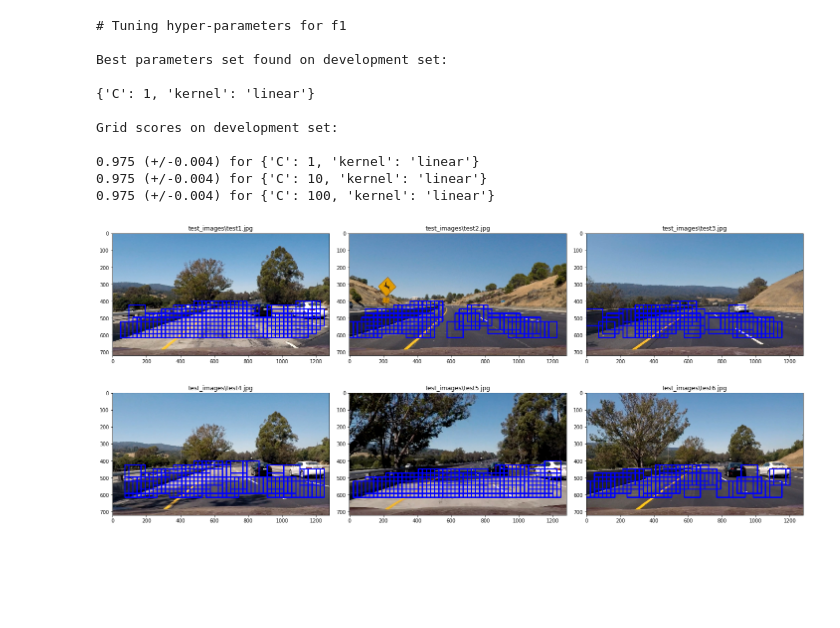
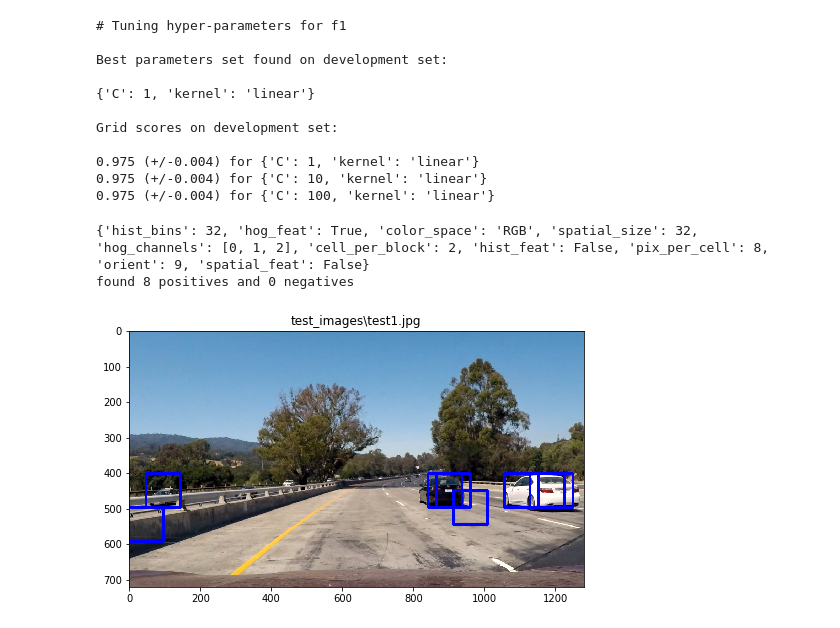
Before and after one commit to badinbed/CarND-Vehicle-Detection, a Jupyter notebook: vehicle_detection.ipynb, the cells around one changed output. Cells and saved outputs as stored; diff of their text form; code cells hidden in the pictures; blank space fills up the shorter version.

Commit message:
progress on test images

```diff
--- a/vehicle_detection.ipynb
+++ b/vehicle_detection.ipynb
@@ -292,0 +305,4 @@ Training SVM using cross validation
+# %%
+x = next(cv.split(data['features'], data['labels'], groups=data['groups']))
+for i in x:
+    print(i)
@@ -405,22 +424,23 @@ Grid scores on development set:
 0.975 (+/-0.004) for {'C': 10, 'kernel': 'linear'}
 0.975 (+/-0.004) for {'C': 100, 'kernel': 'linear'}
 # %%
-import matplotlib.image as mpimg
+#### import matplotlib.image as mpimg
 import matplotlib.pyplot as plt
 import numpy as np
 import pickle
 import cv2
+import random
 
 # Define a single function that can extract features using hog sub-sampling and make predictions
 def find_cars(img, ystart, ystop, scale, svc, X_scaler, feature_params):
     draw_img = np.copy(img)
 
     img_tosearch = img[ystart:ystop,:,:]
+    if scale != 1:
+        imshape = img_tosearch.shape
+        img_tosearch = cv2.resize(img_tosearch, (np.int(imshape[1]/scale), np.int(imshape[0]/scale)))
+
     ctrans_tosearch = convert_color(img_tosearch, feature_params['color_space'])
-    if scale != 1:
-        imshape = ctrans_tosearch.shape
-        ctrans_tosearch = cv2.resize(ctrans_tosearch, (np.int(imshape[1]/scale), np.int(imshape[0]/scale)))
-
     #ch1 = ctrans_tosearch[:,:,0]
     #ch2 = ctrans_tosearch[:,:,1]
     #ch3 = ctrans_tosearch[:,:,2]
@@ -446,6 +466,8 @@ def find_cars(img, ystart, ystop, scale, svc, X_scaler, feature_params):
                            feature_params['hog_channels'],
                            feature_vec=False)
 
+    positive = 0
+    negative = 0
     for xb in range(nxsteps):
         for yb in range(nysteps):
             ypos = yb*cells_per_step
@@ -465,7 +487,9 @@ def find_cars(img, ystart, ystop, scale, svc, X_scaler, feature_params):
             ytop = ypos*feature_params['pix_per_cell']
 
             # Extract the image patch
-            subimg = cv2.resize(ctrans_tosearch[ytop:ytop+window, xleft:xleft+window], (window, window))
+            subimg = cv2.resize(img_tosearch[ytop:ytop+window, xleft:xleft+window], (64, 64))
+            #rindex = random.randint(0, len(data['samples']) - 1)
+            #subimg = load_img(data['samples'][rindex])
 
             # Get color features
             #subfeatures = extract_features(subimg, hog_features=hog_features, **feature_params)
@@ -473,35 +497,43 @@ def find_cars(img, ystart, ystop, scale, svc, X_scaler, feature_params):
 
             # Scale features and make a prediction
             test_features = X_scaler.transform(subfeatures.reshape(1, -1))
-            #test_features = X_scaler.transform(np.hstack((shape_feat, hist_feat)).reshape(1, -1))
+            test_features = data['reduction'].transform(test_features)
             test_prediction = svc.predict(test_features)
 
-            if test_prediction == 1:
+            #print(data['labels'][rindex], test_prediction == data['labels'][rindex])
+            if test_prediction == 0:
+                positive += 1
                 xbox_left = np.int(xleft*scale)
                 ytop_draw = np.int(ytop*scale)
                 win_draw = np.int(window*scale)
                 cv2.rectangle(draw_img,(xbox_left, ytop_draw+ystart),(xbox_left+win_draw,ytop_draw+win_draw+ystart),(0,0,255),6)
+            else:
+                cv2.imwrite("output_images/negative_({} , {})-({}, {}).jpg".format(xleft, ytop, xleft+64, ytop+64), cv2.cvtColor(subimg, cv2.COLOR_RGB2BGR))
 
+    print("found {} positives and {} negatives".format(positive, negative))
     return draw_img
 
 
 image_files = glob.glob('test_images/test*.jpg')
 test = []
 test_n = []
 for idx, fname in enumerate(image_files):
     test.append(load_img(fname))
     test_n.append(fname)
 
 ystart = 400
 ystop = 656
 scale = 1.5
 
+print(data['params'])
 test_hog = []
-for i in range(len(test)):
+for i in range(1):
     out_img = find_cars(test[i], ystart, ystop, scale, data['svc'], data['scaler'], data['params'])
     test_hog.append(out_img)
 plot_image_array(test_hog, test_n, ncols=3)
 
 #plt.imshow(out_img)
 # %% [output]
+{'hist_bins': 32, 'hog_feat': True, 'color_space': 'RGB', 'spatial_size': 32, 'hog_channels': [0, 1, 2], 'cell_per_block': 2, 'hist_feat': False, 'pix_per_cell': 8, 'orient': 9, 'spatial_feat': False}
+found 8 positives and 0 negatives
-[figure, old version]
+[figure, new version]
```
Also changed, not shown: parts of 2 cells of this notebook.
